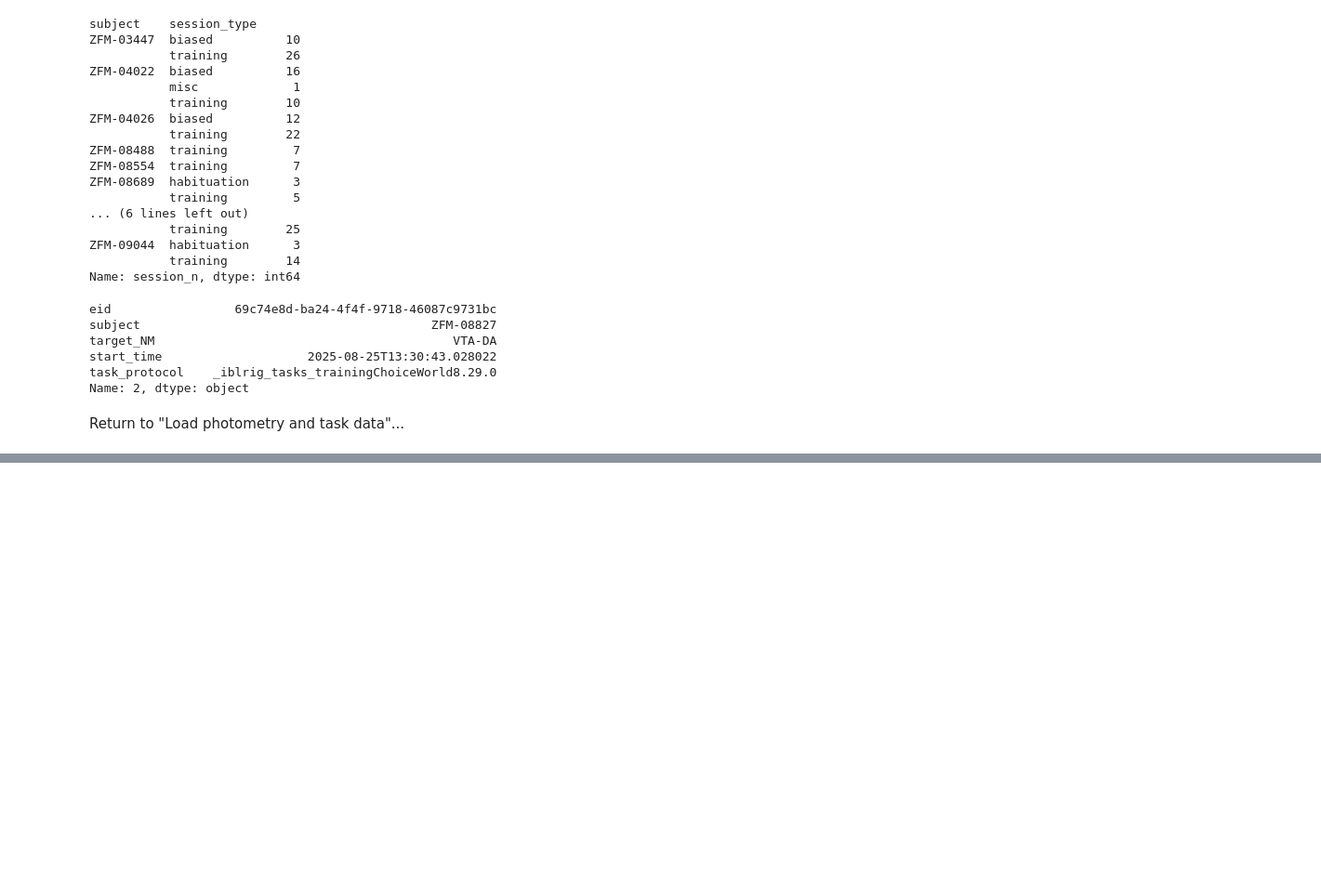
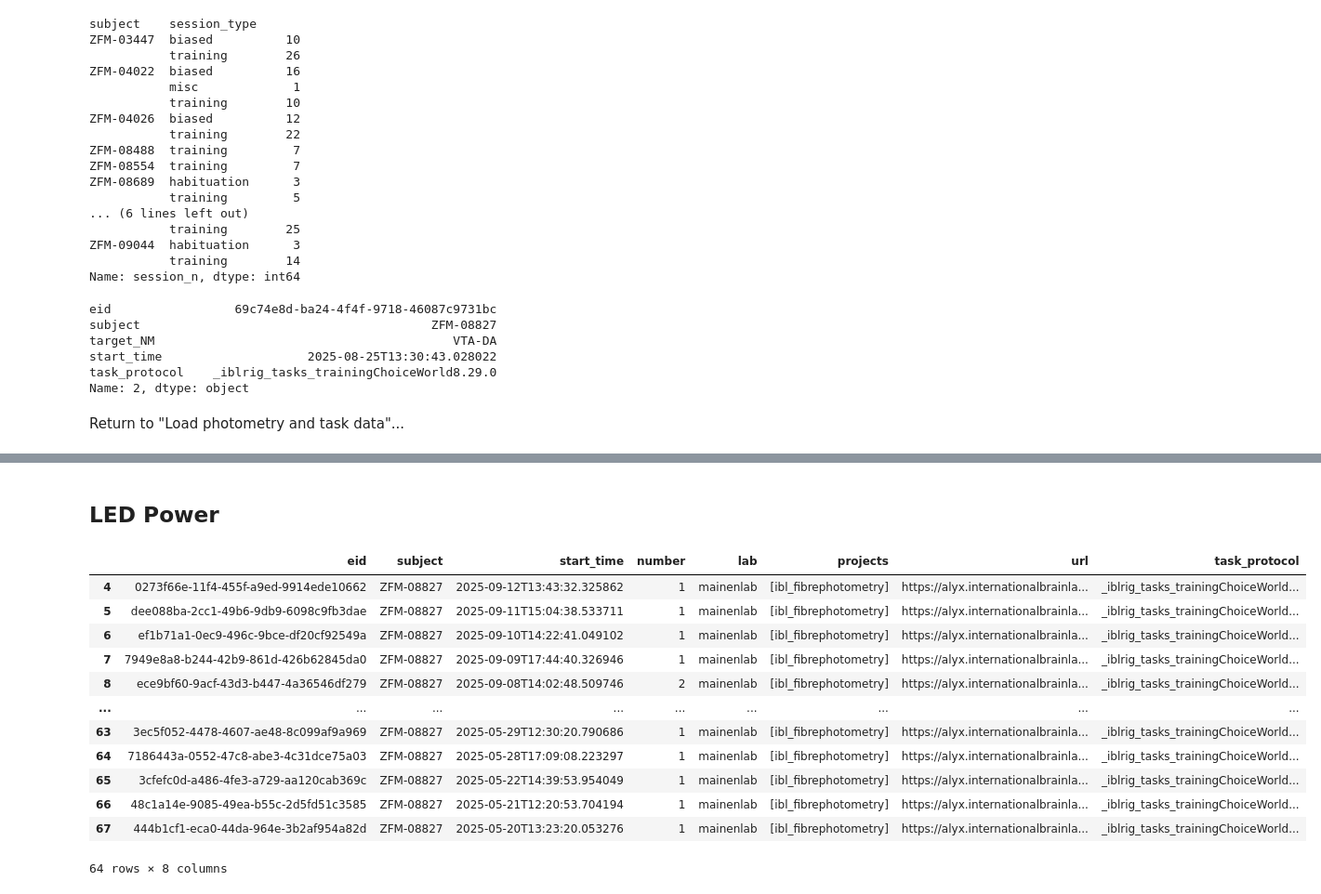
Before and after one commit to davcrom/ibl_neuromodulators, a Jupyter notebook: 01_session_viewer.ipynb, the cells around one changed output, grey strips where cells are left out. Shown at 93% size. Saved outputs shown, nothing was run; the diff lists cells and outputs as text; code cells hidden in the pictures; blank space fills up the shorter version.

```diff
--- a/01_session_viewer.ipynb
+++ b/01_session_viewer.ipynb
@@ -57,3 +62,5 @@ session = _load_event_times(session, one)
+# %%
+one.load_dataset(session['eid'], '*trials.table', collection='alf/task_00').to_csv(f'trials_{session["eid"]}.csv')
 # %%
 # Get photometry data
 df_photometry = one.load_dataset(id=session['eid'], dataset='photometry.signal.pqt')
@@ -204,0 +659,26 @@ Return to "Load photometry and task data"...
+# %%
+session = df_qc.loc[0]
+df_photometry = one.load_dataset(id=session['eid'], dataset='photometry.signal.pqt')
+
+# Restrict to middle period and convert to a more workable format
+t_mid = df_photometry['times'].median()
+i0 = df_photometry['times'].searchsorted(t_mid - t_window)
+i1 = df_photometry['times'].searchsorted(t_mid + t_window)
+signals = io.from_ibl_dataframe(df_photometry.iloc[i0:i1])
+
+# Pull out gcamp dataframe
+gcamp = signals['GCaMP'][session['roi']]
+
+# Quick linear detrend
+# coeffs = np.polyfit(gcamp.index, gcamp.values, 1)
+# trend = np.polyval(coeffs, gcamp.index)
+slope, intercept, r_value, p_value, std_err = linregress(gcamp.index, gcamp.values)
+trend = slope * gcamp.index + intercept
+detrended_gcamp = gcamp - trend
+# %%
+fig, ax = plt.subplots(figsize=(24, 6))
+fig.suptitle('NBM Signal Linear Detrending')
+ax.plot(gcamp - gcamp.mean())
+ax.plot(detrended_gcamp)
+ax.set_xlabel('Time (s)')
+ax.set_ylabel('Fluorescence (a.u.)')
@@ -204,0 +795,31 @@ Return to "Load photometry and task data"...
+# %% [markdown]
+## LED Power
+# %%
+from one.alf.exceptions import ALFObjectNotFound
+from tqdm import tqdm
+from scipy.stats import linregress
+t_window = 0  # seconds
+
+one = ONE(mode='remote')
+
+num2power = {1: 50, 2: 75, 3: 100}
+
+sessions = []
+for subject in ['ZFM-08827']:
+    sessions.extend(one.alyx.rest('sessions', 'list', project='ibl_fibrephotometry', subject=subject, dataset='photometry.signal.pqt'))
+df_sessions = pd.DataFrame(sessions).rename(columns={'id':'eid'})
+one.load_dataset(df_sessions.query('task_protocol.str.contains("training")').iloc[0]['eid']
+# %% [output]
+|  | eid | subject | start_time | number | lab | projects | url | task_protocol |
+| 4 | 0273f66e-11f4-455f-a9ed-9914ede10662 | ZFM-08827 | 2025-09-12T13:43:32.325862 | 1 | mainenlab | [ibl_fibrephotometry] | https://alyx.internationalbrainla... | _iblrig_tasks_trainingChoiceWorld... |
+| 5 | dee088ba-2cc1-49b6-9db9-6098c9fb3dae | ZFM-08827 | 2025-09-11T15:04:38.533711 | 1 | mainenlab | [ibl_fibrephotometry] | https://alyx.internationalbrainla... | _iblrig_tasks_trainingChoiceWorld... |
+| 6 | ef1b71a1-0ec9-496c-9bce-df20cf92549a | ZFM-08827 | 2025-09-10T14:22:41.049102 | 1 | mainenlab | [ibl_fibrephotometry] | https://alyx.internationalbrainla... | _iblrig_tasks_trainingChoiceWorld... |
+| 7 | 7949e8a8-b244-42b9-861d-426b62845da0 | ZFM-08827 | 2025-09-09T17:44:40.326946 | 1 | mainenlab | [ibl_fibrephotometry] | https://alyx.internationalbrainla... | _iblrig_tasks_trainingChoiceWorld... |
+| 8 | ece9bf60-9acf-43d3-b447-4a36546df279 | ZFM-08827 | 2025-09-08T14:02:48.509746 | 2 | mainenlab | [ibl_fibrephotometry] | https://alyx.internationalbrainla... | _iblrig_tasks_trainingChoiceWorld... |
+| ... | ... | ... | ... | ... | ... | ... | ... | ... |
+| 63 | 3ec5f052-4478-4607-ae48-8c099af9a969 | ZFM-08827 | 2025-05-29T12:30:20.790686 | 1 | mainenlab | [ibl_fibrephotometry] | https://alyx.internationalbrainla... | _iblrig_tasks_trainingChoiceWorld... |
+| 64 | 7186443a-0552-47c8-abe3-4c31dce75a03 | ZFM-08827 | 2025-05-28T17:09:08.223297 | 1 | mainenlab | [ibl_fibrephotometry] | https://alyx.internationalbrainla... | _iblrig_tasks_trainingChoiceWorld... |
+| 65 | 3cfefc0d-a486-4fe3-a729-aa120cab369c | ZFM-08827 | 2025-05-22T14:39:53.954049 | 1 | mainenlab | [ibl_fibrephotometry] | https://alyx.internationalbrainla... | _iblrig_tasks_trainingChoiceWorld... |
+| 66 | 48c1a14e-9085-49ea-b55c-2d5fd51c3585 | ZFM-08827 | 2025-05-21T12:20:53.704194 | 1 | mainenlab | [ibl_fibrephotometry] | https://alyx.internationalbrainla... | _iblrig_tasks_trainingChoiceWorld... |
+| 67 | 444b1cf1-eca0-44da-964e-3b2af954a82d | ZFM-08827 | 2025-05-20T13:23:20.053276 | 1 | mainenlab | [ibl_fibrephotometry] | https://alyx.internationalbrainla... | _iblrig_tasks_trainingChoiceWorld... |
+64 rows × 8 columns
```
Also changed, not shown: parts of 32 cells of this notebook, 4 other files.
